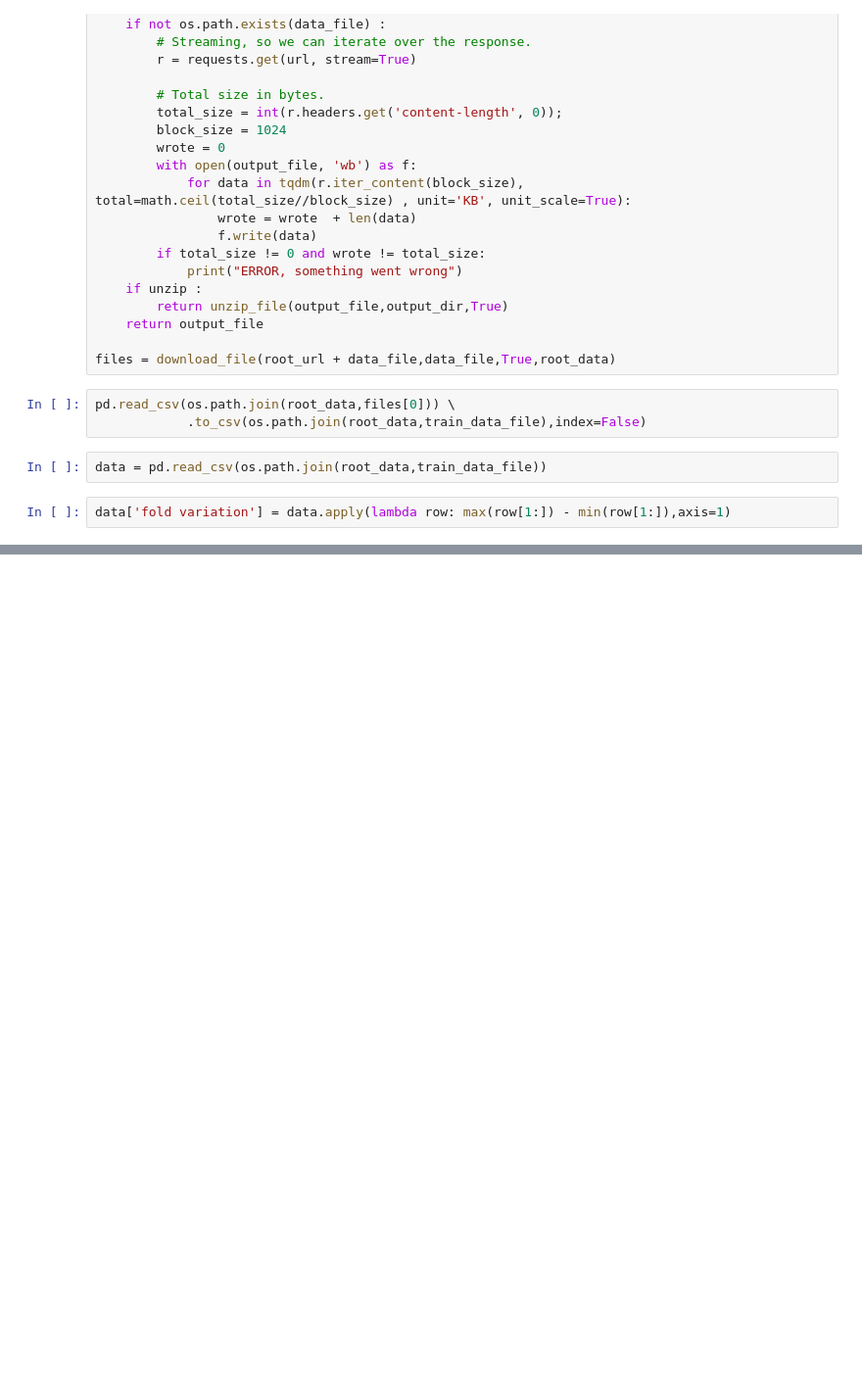
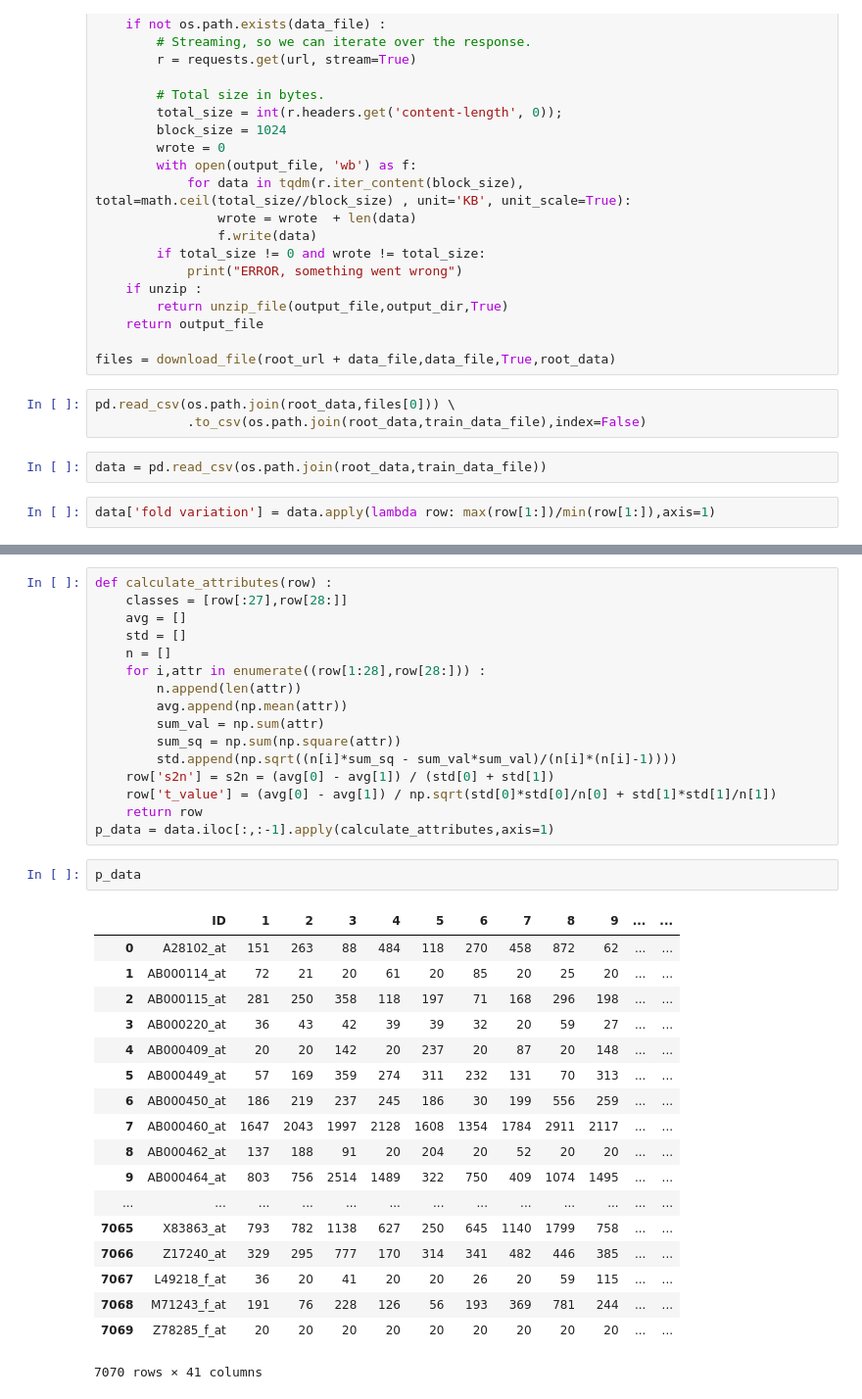
Before and after one commit to erfanMhi/kdnuggets-data-mining-course, a Jupyter notebook: Phase 4/Preprocessing.ipynb, the cells around one changed output, grey strips where cells are left out. Shown: that part at 98% size. Drawn from its saved outputs; the diff is of its cells as text; blank space fills up the shorter version.

```diff
--- a/Phase 4/Preprocessing.ipynb
+++ b/Phase 4/Preprocessing.ipynb
@@ -46,4 +46,4 @@ pd.read_csv(os.path.join(root_data,files[0])) \
 # %%
 data = pd.read_csv(os.path.join(root_data,train_data_file))
 # %%
-data['fold variation'] = data.apply(lambda row: max(row[1:]) - min(row[1:]),axis=1)
+data['fold variation'] = data.apply(lambda row: max(row[1:])/min(row[1:]),axis=1)
@@ -68,0 +101,37 @@ Lowest fold diffrence is 0 and 476 rows have it
+# %%
+def calculate_attributes(row) :
+    classes = [row[:27],row[28:]]
+    avg = []
+    std = []
+    n = []
+    for i,attr in enumerate((row[1:28],row[28:])) :
+        n.append(len(attr))
+        avg.append(np.mean(attr))
+        sum_val = np.sum(attr)
+        sum_sq = np.sum(np.square(attr))
+        std.append(np.sqrt((n[i]*sum_sq - sum_val*sum_val)/(n[i]*(n[i]-1))))
+    row['s2n'] = s2n = (avg[0] - avg[1]) / (std[0] + std[1])
+    row['t_value'] = (avg[0] - avg[1]) / np.sqrt(std[0]*std[0]/n[0] + std[1]*std[1]/n[1])
+    return row
+p_data = data.iloc[:,:-1].apply(calculate_attributes,axis=1)
+# %%
+p_data
+# %% [output]
+|  | ID | 1 | 2 | 3 | 4 | 5 | 6 | 7 | 8 | 9 | ... | ... |
+| 0 | A28102_at | 151 | 263 | 88 | 484 | 118 | 270 | 458 | 872 | 62 | ... | ... |
+| 1 | AB000114_at | 72 | 21 | 20 | 61 | 20 | 85 | 20 | 25 | 20 | ... | ... |
+| 2 | AB000115_at | 281 | 250 | 358 | 118 | 197 | 71 | 168 | 296 | 198 | ... | ... |
+| 3 | AB000220_at | 36 | 43 | 42 | 39 | 39 | 32 | 20 | 59 | 27 | ... | ... |
+| 4 | AB000409_at | 20 | 20 | 142 | 20 | 237 | 20 | 87 | 20 | 148 | ... | ... |
+| 5 | AB000449_at | 57 | 169 | 359 | 274 | 311 | 232 | 131 | 70 | 313 | ... | ... |
+| 6 | AB000450_at | 186 | 219 | 237 | 245 | 186 | 30 | 199 | 556 | 259 | ... | ... |
+| 7 | AB000460_at | 1647 | 2043 | 1997 | 2128 | 1608 | 1354 | 1784 | 2911 | 2117 | ... | ... |
+| 8 | AB000462_at | 137 | 188 | 91 | 20 | 204 | 20 | 52 | 20 | 20 | ... | ... |
+| 9 | AB000464_at | 803 | 756 | 2514 | 1489 | 322 | 750 | 409 | 1074 | 1495 | ... | ... |
+| ... | ... | ... | ... | ... | ... | ... | ... | ... | ... | ... | ... | ... |
+| 7065 | X83863_at | 793 | 782 | 1138 | 627 | 250 | 645 | 1140 | 1799 | 758 | ... | ... |
+| 7066 | Z17240_at | 329 | 295 | 777 | 170 | 314 | 341 | 482 | 446 | 385 | ... | ... |
+| 7067 | L49218_f_at | 36 | 20 | 41 | 20 | 20 | 26 | 20 | 59 | 115 | ... | ... |
+| 7068 | M71243_f_at | 191 | 76 | 228 | 126 | 56 | 193 | 369 | 781 | 244 | ... | ... |
+| 7069 | Z78285_f_at | 20 | 20 | 20 | 20 | 20 | 20 | 20 | 20 | 20 | ... | ... |
+7070 rows × 41 columns
```
Also changed, not shown: parts of 7 cells of this notebook.
